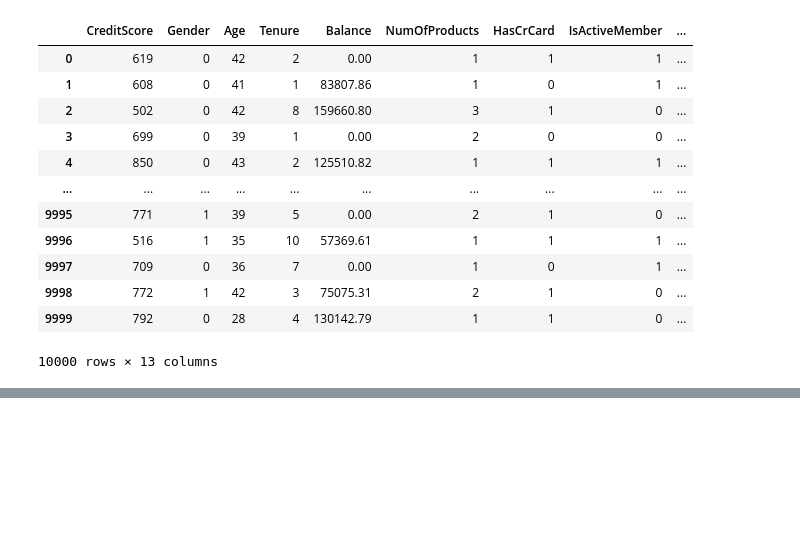
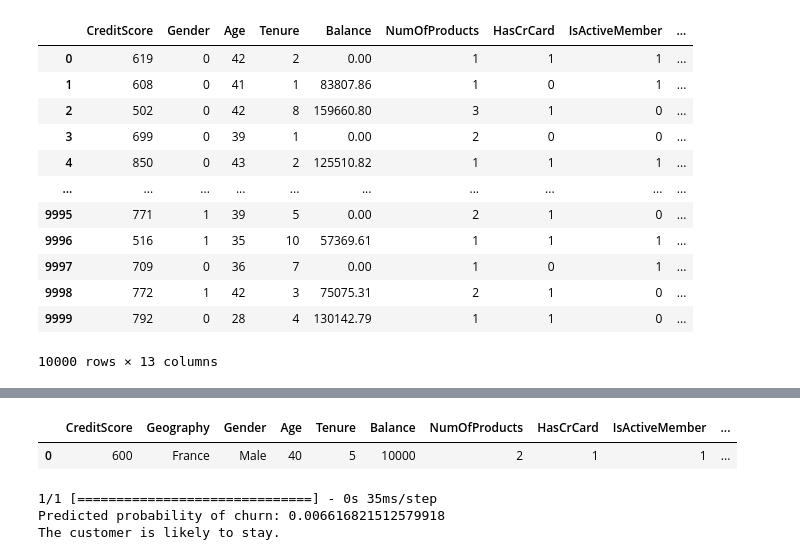
Before and after one commit to EquineNaveen/ANN, a Jupyter notebook: experiments.ipynb, the cells around one changed output, grey strips where cells are left out. Drawn from its saved outputs; the diff is of its cells as text; code cells hidden in the pictures; blank space fills up the shorter version.

```diff
--- a/experiments.ipynb
+++ b/experiments.ipynb
@@ -76,0 +171,3 @@ data
+# %%
+input_data={'CreditScore': 600, 'Geography': 'France','Gender': 'Male', 'Age': 40, 'Tenure': 5,
+            'Balance': 10000, 'NumOfProducts': 2, 'HasCrCard': 1, 'IsActiveMember': 1, 'EstimatedSalary': 50000}
@@ -76,0 +177,6 @@ data
+# %%
+input_df=pd.DataFrame([input_data])
+input_df
+# %% [output]
+|  | CreditScore | Geography | Gender | Age | Tenure | Balance | NumOfProducts | HasCrCard | IsActiveMember | ... |
+| 0 | 600 | France | Male | 40 | 5 | 10000 | 2 | 1 | 1 | ... |
@@ -76,0 +187,11 @@ data
+# %%
+prediction=model.predict(input_scaled)
+print(f"Predicted probability of churn: {prediction[0][0]} ")
+if prediction[0][0] > 0.5:
+    print("The customer is likely to churn.")
+else:
+    print("The customer is likely to stay.")
+# %% [output]
+1/1 [==============================] - 0s 35ms/step
+Predicted probability of churn: 0.006616821512579918
+The customer is likely to stay.
```
Also changed, not shown: parts of 14 cells of this notebook.
